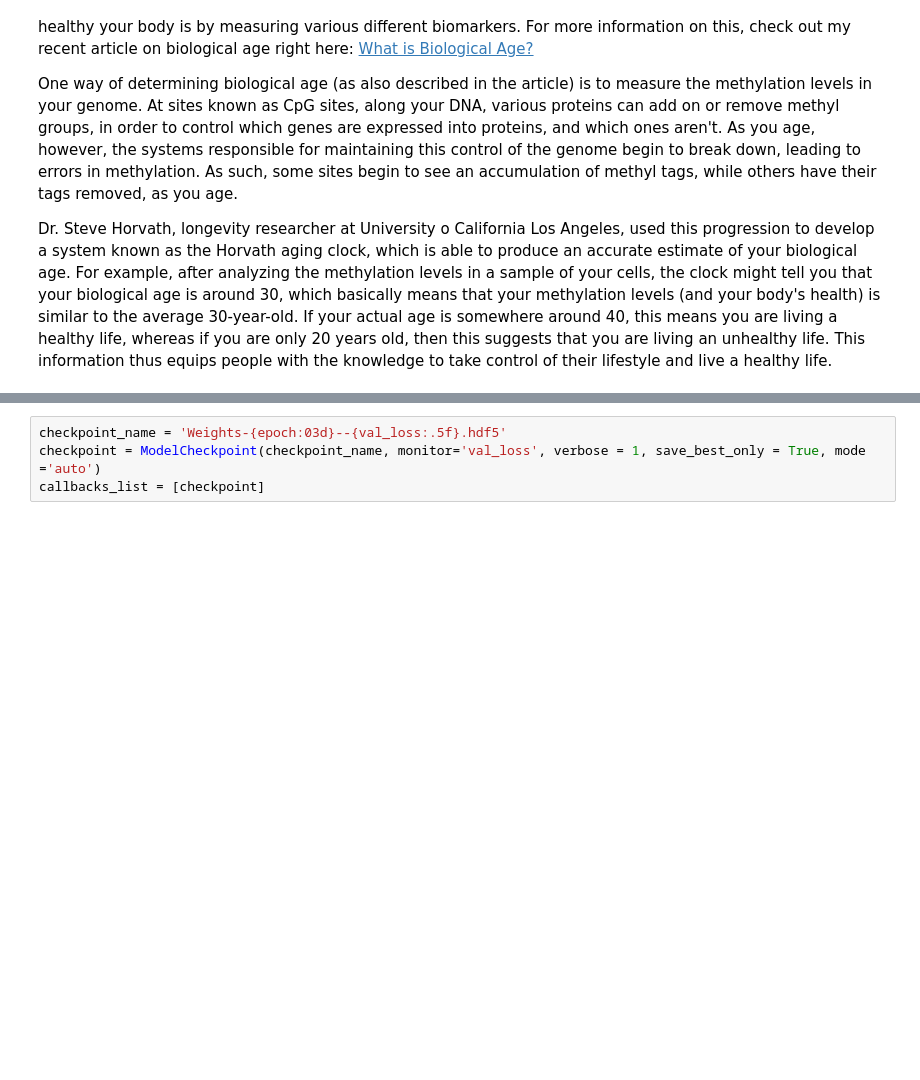
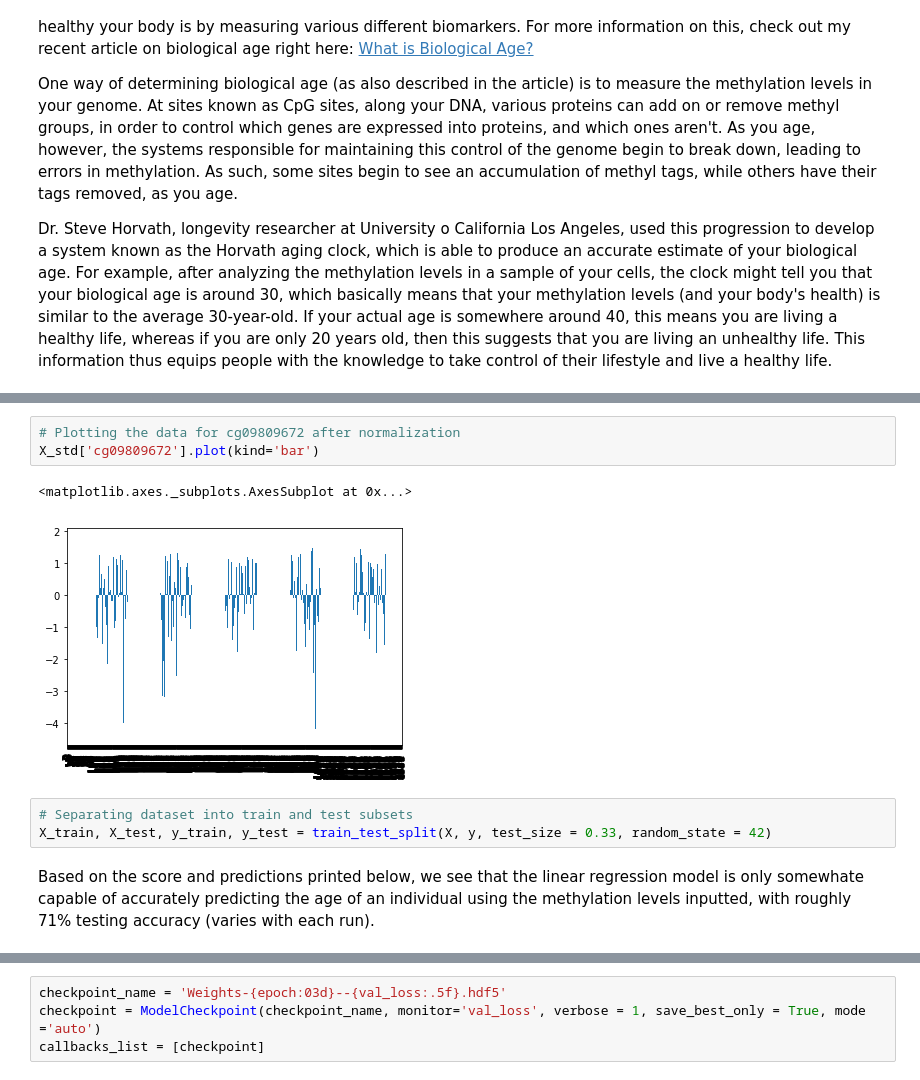
Before and after one commit to AkshajD/Epigenetic-Clock, a Jupyter notebook: Epigenetic_Clock.ipynb, the cells around one changed output, grey strips where cells are left out. Saved outputs shown, nothing was run; the diff lists cells and outputs as text; blank space fills up the shorter version.

```diff
--- a/Epigenetic_Clock.ipynb
+++ b/Epigenetic_Clock.ipynb
@@ -193,0 +96,11 @@ _________________________________________________________________
+# %%
+# Plotting the data for cg09809672 after normalization
+X_std['cg09809672'].plot(kind='bar')
+# %% [output]
+<matplotlib.axes._subplots.AxesSubplot at 0x...>
+[figure, added]
+# %%
+# Separating dataset into train and test subsets
+X_train, X_test, y_train, y_test = train_test_split(X, y, test_size = 0.33, random_state = 42)
+# %% [markdown]
+Based on the score and predictions printed below, we see that the linear regression model is only somewhate capable of accurately predicting the age of an individual using the methylation levels inputted, with roughly 71% testing accuracy (varies with each run).
```
Also changed, not shown: parts of 44 cells of this notebook.
